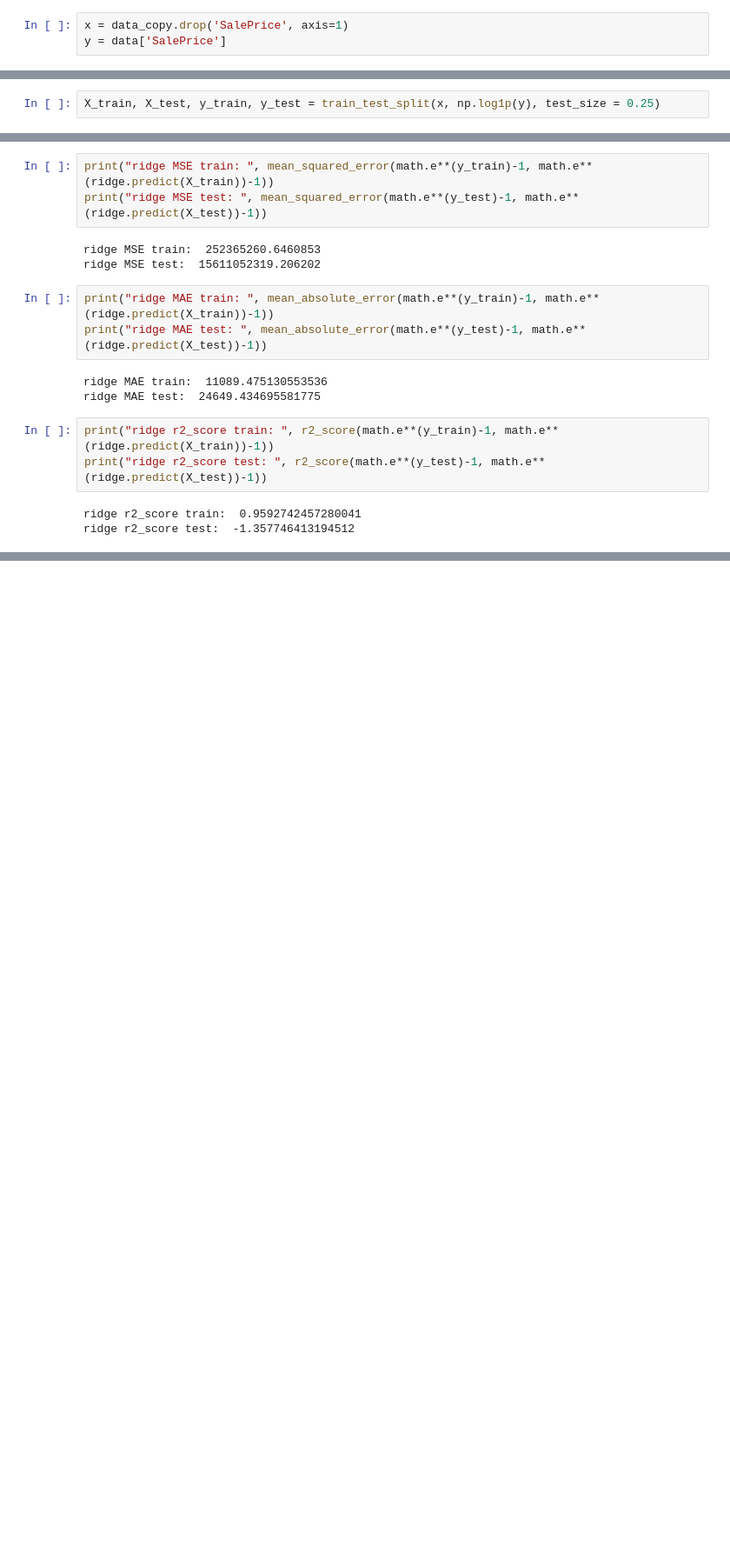
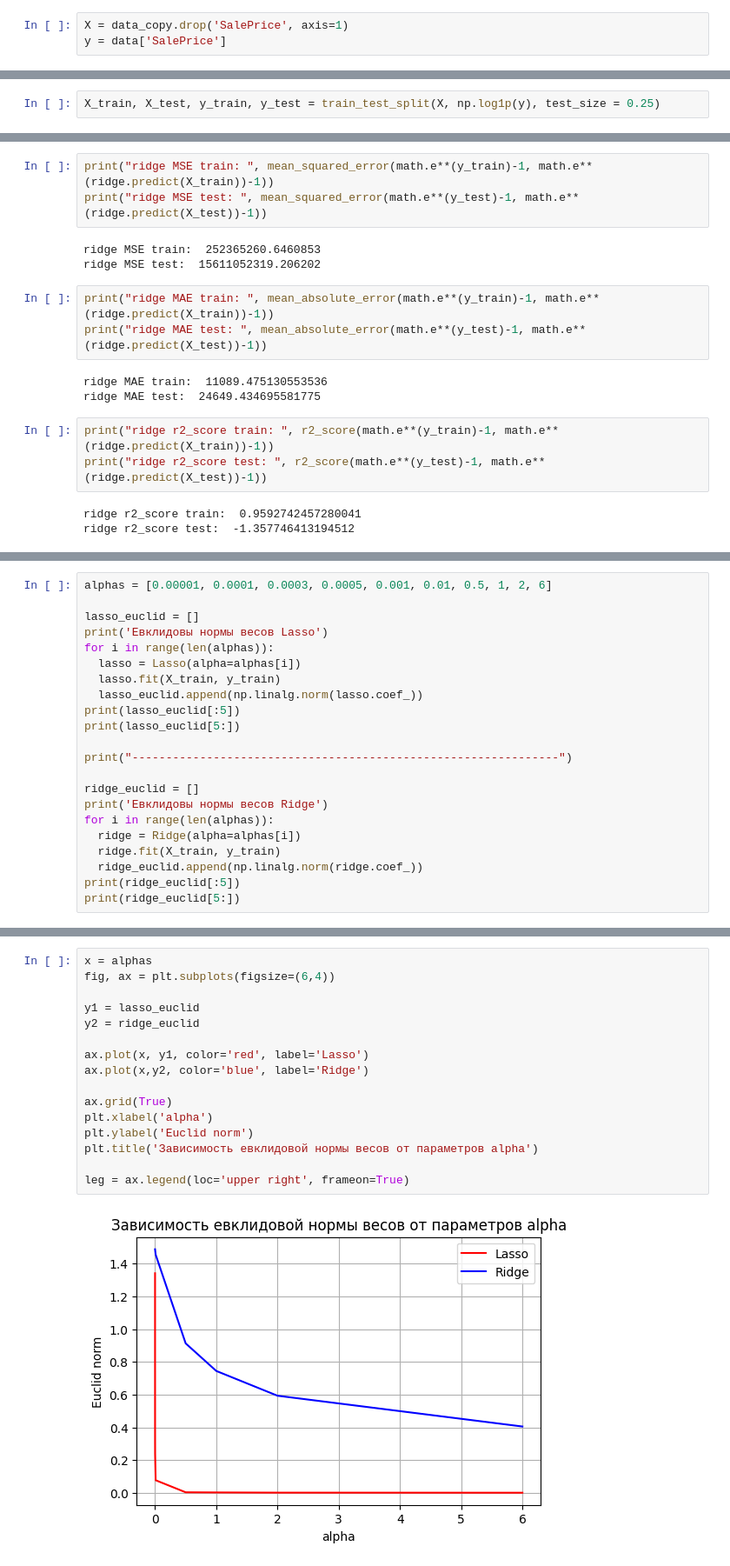
Before and after one commit to neuezeldaa/LinReg_HousePrices_Predict, a Jupyter notebook: HousePricesPredict.ipynb, the cells around one changed output, grey strips where cells are left out. Shown at 87% size. Cells and saved outputs as stored; diff of their text form; blank space fills up the shorter version.

```diff
--- a/HousePricesPredict.ipynb
+++ b/HousePricesPredict.ipynb
@@ -219,7 +223,7 @@ leg = ax.legend(loc='lower left', frameon=True)
 
 Меньше всего коррелирует BsmtHalfBath - Наличие туалетов в подвале.
 # %%
-x = data_copy.drop('SalePrice', axis=1)
+X = data_copy.drop('SalePrice', axis=1)
 y = data['SalePrice']
 # %% [markdown]
 Приведем цены квартир к виду x -> log(1+x) для избавления от разницы в масштабах, а так же избавления от смещения распределения в сторону нормального
@@ -239,4 +243,4 @@ np.random.seed(13)
 # %% [markdown]
 Разобьем данные в отношении 75:25 на обучающие и тестовые. Также нужно прологарифмировать целевую переменную y.
 # %%
-X_train, X_test, y_train, y_test = train_test_split(x, np.log1p(y), test_size = 0.25)
+X_train, X_test, y_train, y_test = train_test_split(X, np.log1p(y), test_size = 0.25)
@@ -387,0 +375,22 @@ coef_ridge.sort_values(by=['coef_ridge'])
+# %%
+alphas = [0.00001, 0.0001, 0.0003, 0.0005, 0.001, 0.01, 0.5, 1, 2, 6]
+
+lasso_euclid = []
+print('Евклидовы нормы весов Lasso')
+for i in range(len(alphas)):
+  lasso = Lasso(alpha=alphas[i])
+  lasso.fit(X_train, y_train)
+  lasso_euclid.append(np.linalg.norm(lasso.coef_))
+print(lasso_euclid[:5])
+print(lasso_euclid[5:])
+
+print("---------------------------------------------------------------")
+
+ridge_euclid = []
+print('Евклидовы нормы весов Ridge')
+for i in range(len(alphas)):
+  ridge = Ridge(alpha=alphas[i])
+  ridge.fit(X_train, y_train)
+  ridge_euclid.append(np.linalg.norm(ridge.coef_))
+print(ridge_euclid[:5])
+print(ridge_euclid[5:])
@@ -387,0 +405,18 @@ coef_ridge.sort_values(by=['coef_ridge'])
+# %%
+x = alphas
+fig, ax = plt.subplots(figsize=(6,4))
+
+y1 = lasso_euclid
+y2 = ridge_euclid
+
+ax.plot(x, y1, color='red', label='Lasso')
+ax.plot(x,y2, color='blue', label='Ridge')
+
+ax.grid(True)
+plt.xlabel('alpha')
+plt.ylabel('Euclid norm')
+plt.title('Зависимость евклидовой нормы весов от параметров alpha')
+
+leg = ax.legend(loc='upper right', frameon=True)
+# %% [output]
+[figure, added]
```
Also changed, not shown: parts of 24 cells of this notebook.
